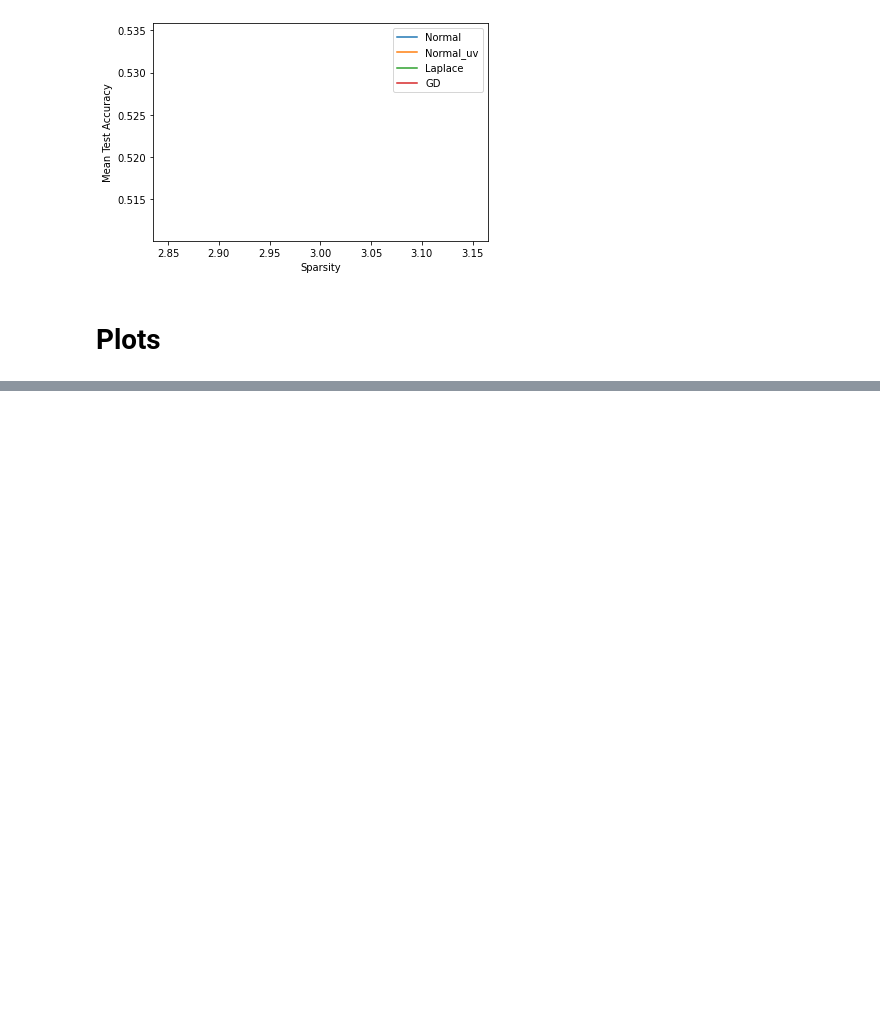
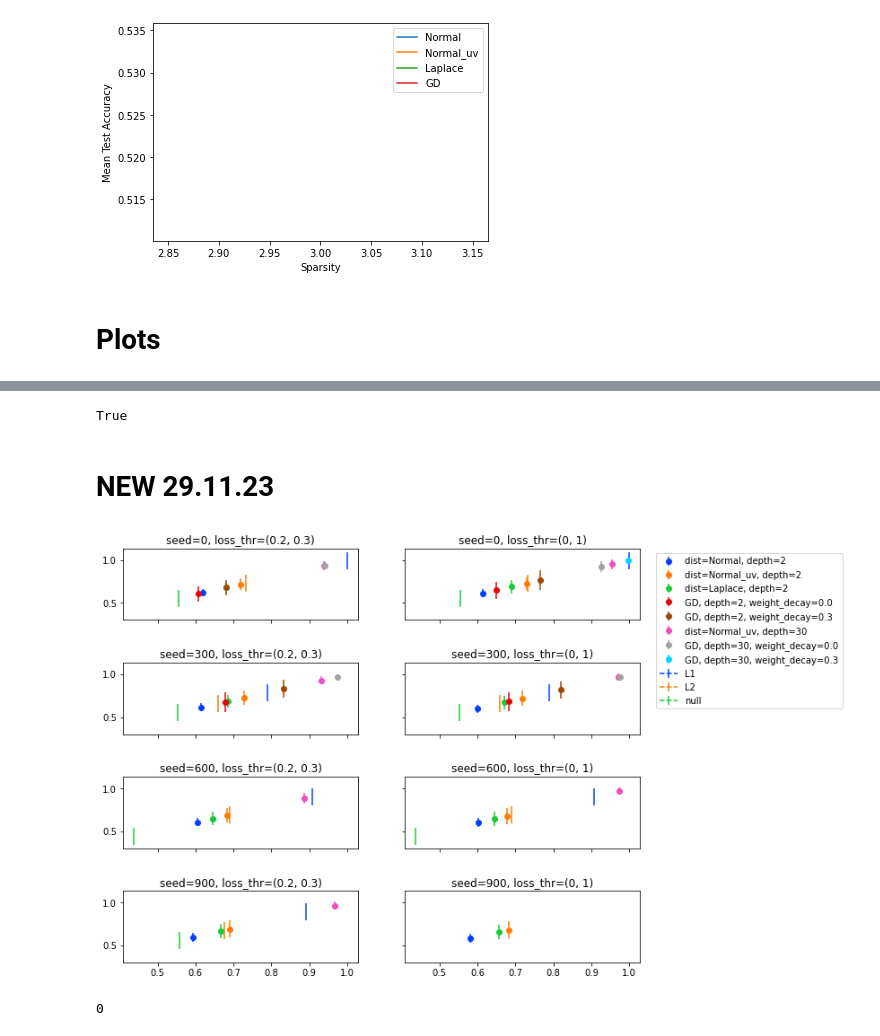
Before and after one commit to MorShpigel/random_generalization, a Jupyter notebook: diagonal_networks_random_generalization.ipynb, the cells around one changed output, grey strips where cells are left out. Saved outputs shown, nothing was run; the diff lists cells and outputs as text; code cells hidden in the pictures; blank space fills up the shorter version.

```diff
--- a/diagonal_networks_random_generalization.ipynb
+++ b/diagonal_networks_random_generalization.ipynb
@@ -573,0 +592,7 @@ mean_test_acc_baseline
+# %%
+import torch
+torch.cuda.is_available()
+# %% [output]
+True
+# %% [markdown]
+# NEW 29.11.23
@@ -573,0 +637,66 @@ mean_test_acc_baseline
+# %%
+import pandas as pd
+import matplotlib.pyplot as plt
+import torch
+import seaborn as sns
+
+# Load the data
+df = pd.read_csv('results.csv')
+
+data_seed_values = [0, 300, 600, 900]
+# data_seed_values = [0, 300]
+depth_vec = [2, 30]
+loss_thr_vec = [(0.2, 0.3), (0, 1)]
+weight_decay_vec = [0.0, 0.1, 0.3]
+
+clrs = sns.color_palette('bright', n_colors=5+len(depth_vec)*(3+len(weight_decay_vec)))  # a list of RGB tuples
+
+fig, axs = plt.subplots(len(data_seed_values), len(loss_thr_vec), sharex='all', sharey='all', figsize=(10, 8))
+
+for seed_ind, seed in enumerate(data_seed_values):
+    for loss_thr_ind, loss_thr in enumerate(loss_thr_vec):
+        ind = 0
+        for depth in depth_vec:
+            for dist in ["Normal", "Normal_uv", "Laplace"]:
+                if depth>depth_vec[0] and dist!="Normal_uv":
+                    continue
+                df_dist = df[(df['dist']==dist) & (df['data_seed']==seed) & (df['depth']==depth) & (df['loss_min_thr']==loss_thr[0]) & (df['loss_max_thr']==loss_thr[1]) & (df['status']=='Success')]
+                if len(df_dist)>0:
+                    # Calculate the mean and standard deviation
+                    mean = df_dist['test_acc'].mean()
+                    std = df_dist['test_acc'].std()
+                    # Plot the mean values with error bars for the standard deviation
+                    axs[seed_ind, loss_thr_ind].errorbar(x=mean, y=mean, yerr=std, fmt='o', label=f"dist={dist}, depth={depth}", color=clrs[ind])
+                    axs[seed_ind, loss_thr_ind].set_title(f'seed={seed}, loss_thr={loss_thr}')
+                ind+=1
+            # plot GD results
+            for weight_decay in weight_decay_vec:
+                df_gd = df[(df['dist']=="GD") & (df['data_seed']==seed) & (df['depth']==depth) & (df['loss_min_thr']==loss_thr[0]) & (df['loss_max_thr']==loss_thr[1]) & (df['weight_decay']==weight_decay) & (df['status']=='Success')]
+                if len(df_gd)>0:
+                    # Calculate the mean and standard deviation
+                    mean = df_gd['test_acc'].mean()
+                    std = df_gd['test_acc'].std()
+                    # Plot the mean values with error bars for the standard deviation
+                    axs[seed_ind, loss_thr_ind].errorbar(x=mean, y=mean, yerr=std, fmt='o', label=f"GD, depth={depth}, weight_decay={weight_decay}", color=clrs[ind])
+                ind+=1
+        if len(df_dist)>0:
+            test_acc_dict = create_baseline(df_dist.iloc[0])
+            # print(df_dist.iloc[0])
+            # print(test_acc_dict)
+            for reg in ["L1", "L2", "null"]:
+                axs[seed_ind, loss_thr_ind].errorbar(x=test_acc_dict[reg], y=test_acc_dict[reg], yerr=0.1, label=reg, fmt='--', color=clrs[ind])
+                ind+=1
+    axs[0, 1].legend(bbox_to_anchor=(1.05, 1), loc='upper left')
+    # axs[1, 1].legend(bbox_to_anchor=(1.05, 1), loc='upper left')
+
+# Adjust the spacing between the subplots
+plt.subplots_adjust(left=0.1, right=0.9, bottom=0.1, top=0.9, wspace=0.2, hspace=0.6)
+
+# Display the figure and its subplots
+plt.show()
+# %% [output]
+[figure, added]
+# %%
+len(df_dist)
+# %% [output]
+0
```
Also changed, not shown: parts of 6 cells of this notebook, 5 other files.
